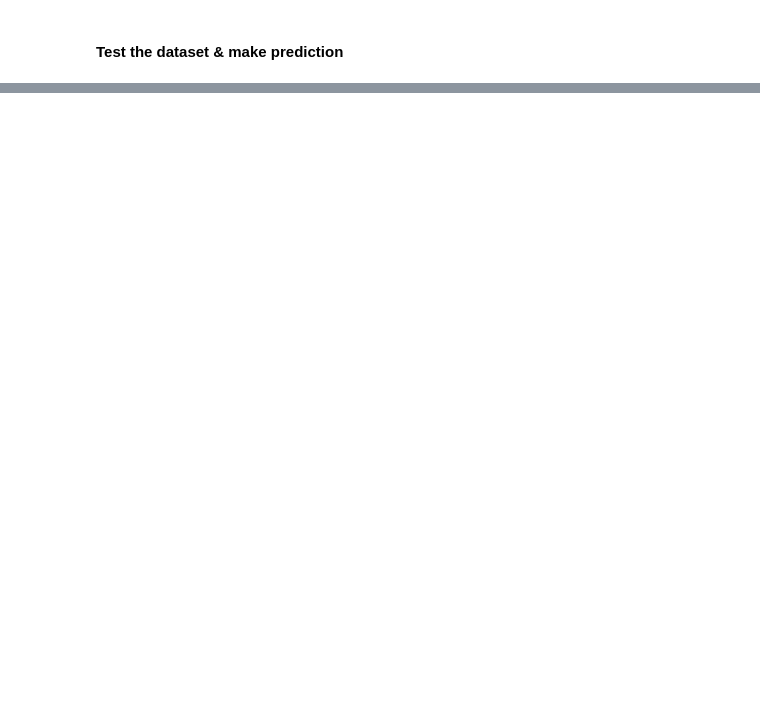
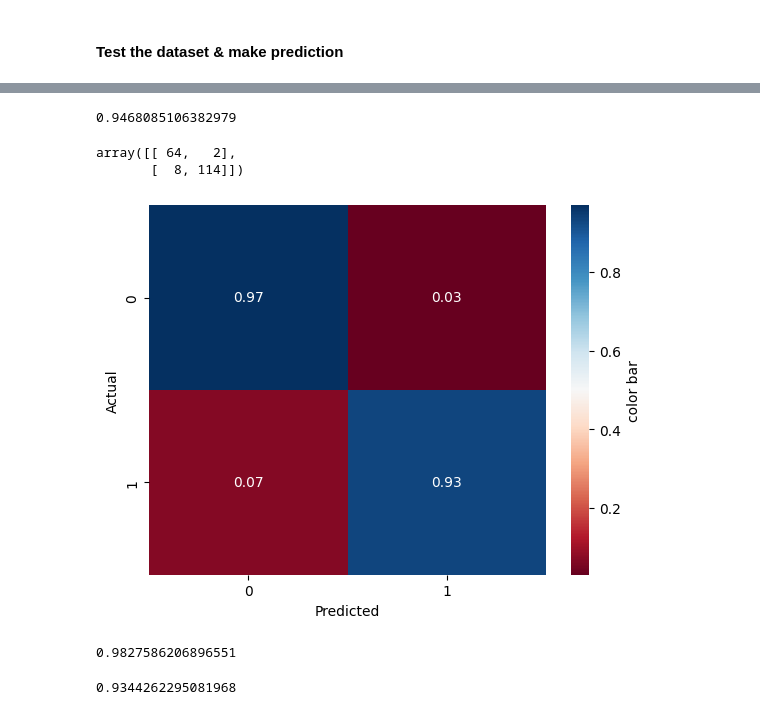
Before and after one commit to fauzanghazi/advanced-ai, a Jupyter notebook: notebooks/exercise/03-simple-classification.ipynb, the cells around one changed output, grey strips where cells are left out. Drawn from its saved outputs; the diff is of its cells as text; code cells hidden in the pictures; blank space fills up the shorter version.

```diff
--- a/notebooks/exercise/03-simple-classification.ipynb
+++ b/notebooks/exercise/03-simple-classification.ipynb
@@ -39,4 +57,13 @@ array(['malignant', 'benign'], dtype='<U9')
 # %% [markdown]
 #### Split the dataset into training and testing
+# %%
+from sklearn.model_selection import train_test_split
+X = dataset.copy()
+y = data['target']
+X_train, X_test, y_train, y_test = train_test_split(X, y, test_size=0.33)
 # %% [markdown]
 #### Train the Model
+# %%
+from sklearn.tree import DecisionTreeClassifier
+clf = DecisionTreeClassifier()
+clf = clf.fit(X_train, y_train)
@@ -46,0 +106,6 @@ array(['malignant', 'benign'], dtype='<U9')
+# %%
+# 0 is malignant
+# 1 is benign
+
+predictions = clf.predict(X_test)
+predictions
@@ -46,0 +128,49 @@ array(['malignant', 'benign'], dtype='<U9')
+# %%
+#accuracy score
+
+from sklearn.metrics import accuracy_score
+accuracy_score(y_test, predictions)
+# %% [output]
+0.9468085106382979
+# %%
+# confusion matrix
+
+from sklearn.metrics import confusion_matrix
+cm = confusion_matrix(y_test, predictions, labels=[0,1])
+cm
+# %% [output]
+array([[ 64,   2],
+       [  8, 114]])
+# %%
+# Let's visualize a heatmap for our confusion matrix using seaborn & matplotlib
+# We also want to normalize the numbers to be between -1 to 1 using numpy
+
+import numpy as np
+
+cm_normalized = np.round(cm/np.sum(cm, axis=1).reshape(-1,1),2)
+
+import seaborn as sns
+import matplotlib.pyplot as plt
+sns.heatmap(cm_normalized, cmap="RdBu", annot=True,
+            cbar_kws={"orientation":"vertical","label":"color bar"},
+            xticklabels=[0,1], yticklabels=[0,1]
+            )
+plt.xlabel("Predicted")
+plt.ylabel("Actual")
+plt.show()
+# %% [output]
+[figure, added]
+# %%
+# precision score
+
+from sklearn.metrics import precision_score
+precision_score(y_test, predictions)
+# %% [output]
+0.9827586206896551
+# %%
+# recall
+
+from sklearn.metrics import recall_score
+recall_score(y_test, predictions)
+# %% [output]
+0.9344262295081968
```
Also changed, not shown: parts of 20 cells of this notebook, 1 other file.
